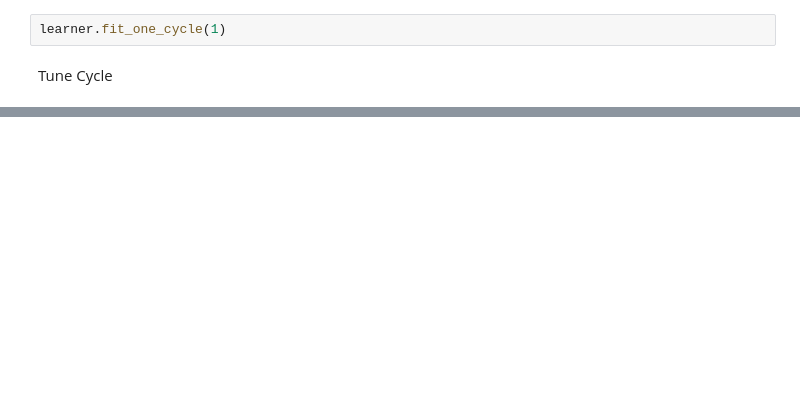
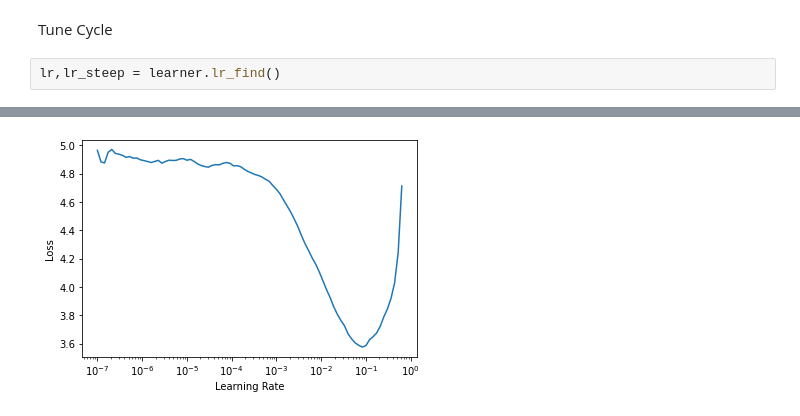
Before and after one commit to WNoxchi/rfcx_species_audio_detection, a Jupyter notebook: basic classifier.ipynb, the cells around one changed output, grey strips where cells are left out. Cells and saved outputs as stored; diff of their text form; blank space fills up the shorter version.

```diff
--- a/basic classifier.ipynb
+++ b/basic classifier.ipynb
@@ -56,7 +60,8 @@ learner.lr_find()
 [interactive output not drawn]
 SuggestedLRs(lr_min=0.004786301031708717, lr_steep=4.786300905834651e-06)
 [figure]
-# %%
-learner.fit_one_cycle(1)
 # %% [markdown]
 Tune Cycle
+# %%
+lr,lr_steep = learner.lr_find()
+# %% [output]
@@ -62,0 +69 @@ Tune Cycle
+[figure, added]
```
Also changed, not shown: parts of 12 cells of this notebook, 9 other files.
